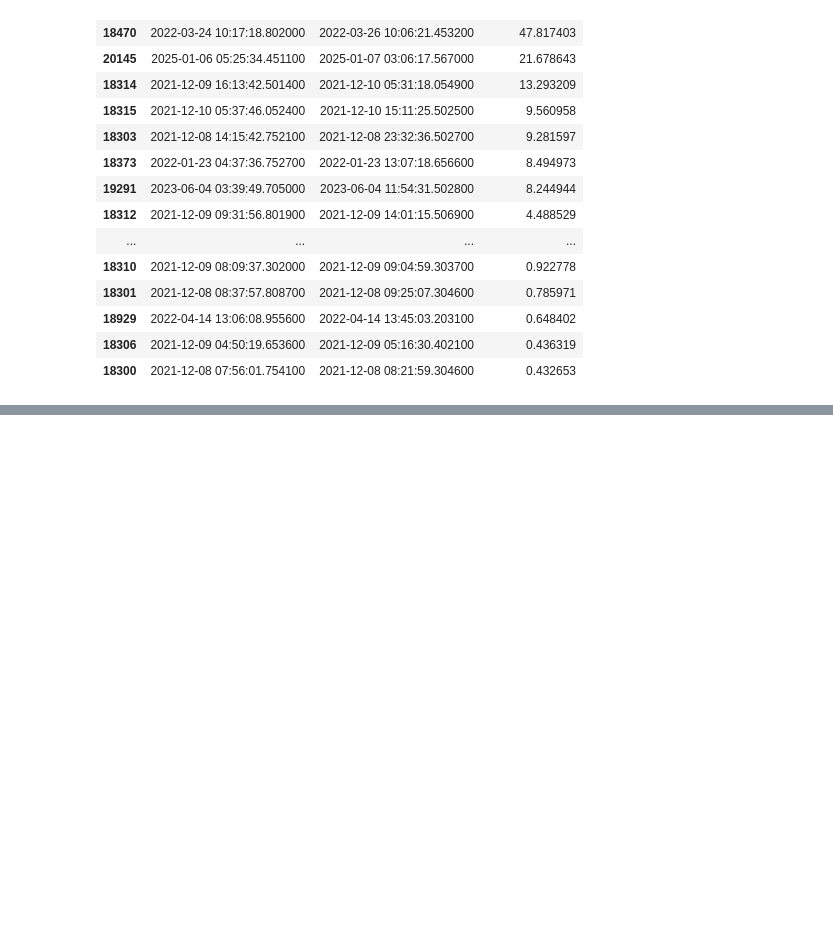
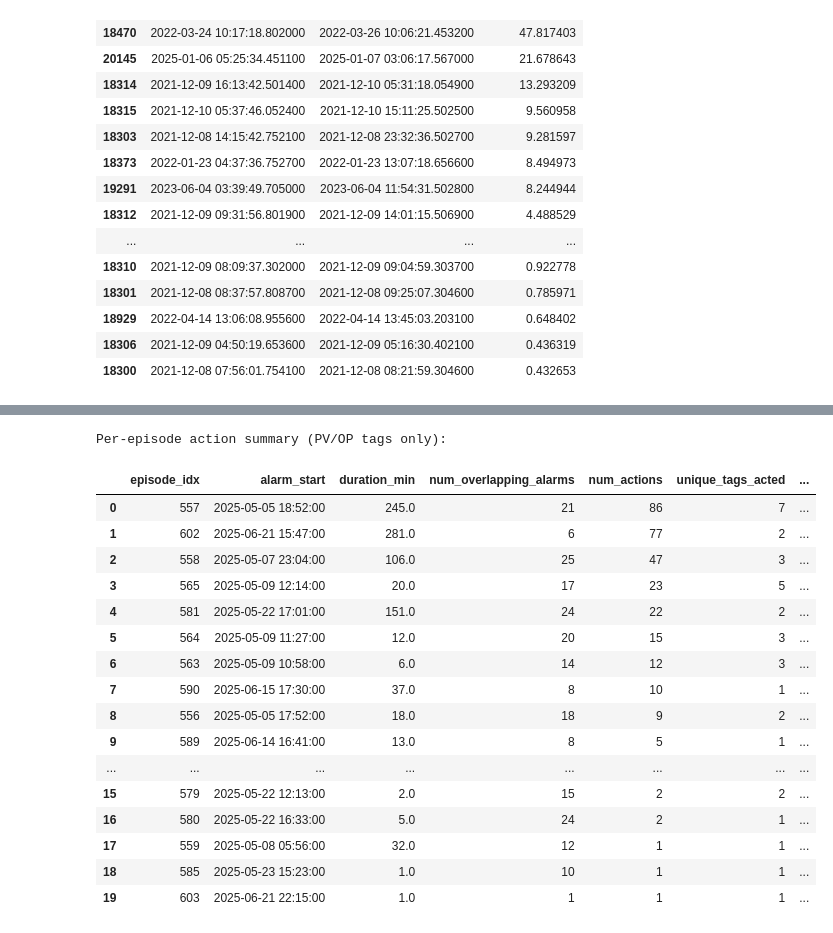
Before and after one commit to H604827/ControlActions, a Jupyter notebook: EXPERIMENTS/isolated_alarm_episode_analysis.ipynb, the cells around one changed output, grey strips where cells are left out. Drawn from its saved outputs; the diff is of its cells as text; code cells hidden in the pictures; blank space fills up the shorter version.

```diff
--- a/EXPERIMENTS/isolated_alarm_episode_analysis.ipynb
+++ b/EXPERIMENTS/isolated_alarm_episode_analysis.ipynb
@@ -504,0 +751,4 @@ pairs_df.sample(n=10, random_state=42)
+# %%
+pv_df = pd.read_parquet('/home/h604827/ControlActions/DATA/03LIC_1071_JAN_2026_filtered.parquet')
+pv_cols = [col.replace('.PV', '') for col in pv_df.columns if '.PV' in col]
+pv_cols
@@ -504,0 +1009,43 @@ pairs_df.sample(n=10, random_state=42)
+# %%
+# ============================================================
+# Per-episode action timeline for isolated episodes
+# ============================================================
+# Show a per-episode breakdown: which tags were acted on, in what order
+ep_action_counts = actions_pv.groupby('episode_idx').agg(
+    num_actions=('Source', 'count'),
+    unique_tags_acted=('Source', 'nunique'),
+    tags_acted=('Source', lambda x: ', '.join(x.unique())),
+    first_action_min=('minutes_into_episode', 'min'),
+    last_action_min=('minutes_into_episode', 'max'),
+).sort_values('num_actions', ascending=False)
+
+# Merge with episode info
+ep_action_counts = ep_action_counts.merge(
+    isolated_episodes[['episode_idx', 'alarm_start', 'alarm_end', 'num_overlapping_alarms']],
+    on='episode_idx', how='left'
+)
+ep_action_counts['duration_min'] = (ep_action_counts['alarm_end'] - ep_action_counts['alarm_start']).dt.total_seconds() / 60
+
+print(f"Per-episode action summary (PV/OP tags only):")
+ep_action_counts[['episode_idx', 'alarm_start', 'duration_min', 'num_overlapping_alarms',
+                   'num_actions', 'unique_tags_acted', 'first_action_min', 'last_action_min',
+                   'tags_acted']].head(20)
+# %% [output]
+Per-episode action summary (PV/OP tags only):
+|  | episode_idx | alarm_start | duration_min | num_overlapping_alarms | num_actions | unique_tags_acted | ... |
+| 0 | 557 | 2025-05-05 18:52:00 | 245.0 | 21 | 86 | 7 | ... |
+| 1 | 602 | 2025-06-21 15:47:00 | 281.0 | 6 | 77 | 2 | ... |
+| 2 | 558 | 2025-05-07 23:04:00 | 106.0 | 25 | 47 | 3 | ... |
+| 3 | 565 | 2025-05-09 12:14:00 | 20.0 | 17 | 23 | 5 | ... |
+| 4 | 581 | 2025-05-22 17:01:00 | 151.0 | 24 | 22 | 2 | ... |
+| 5 | 564 | 2025-05-09 11:27:00 | 12.0 | 20 | 15 | 3 | ... |
+| 6 | 563 | 2025-05-09 10:58:00 | 6.0 | 14 | 12 | 3 | ... |
+| 7 | 590 | 2025-06-15 17:30:00 | 37.0 | 8 | 10 | 1 | ... |
+| 8 | 556 | 2025-05-05 17:52:00 | 18.0 | 18 | 9 | 2 | ... |
+| 9 | 589 | 2025-06-14 16:41:00 | 13.0 | 8 | 5 | 1 | ... |
+| ... | ... | ... | ... | ... | ... | ... | ... |
+| 15 | 579 | 2025-05-22 12:13:00 | 2.0 | 15 | 2 | 2 | ... |
+| 16 | 580 | 2025-05-22 16:33:00 | 5.0 | 24 | 2 | 1 | ... |
+| 17 | 559 | 2025-05-08 05:56:00 | 32.0 | 12 | 1 | 1 | ... |
+| 18 | 585 | 2025-05-23 15:23:00 | 1.0 | 10 | 1 | 1 | ... |
+| 19 | 603 | 2025-06-21 22:15:00 | 1.0 | 1 | 1 | 1 | ... |
```
Also changed, not shown: parts of 19 cells of this notebook, 2 other files.
